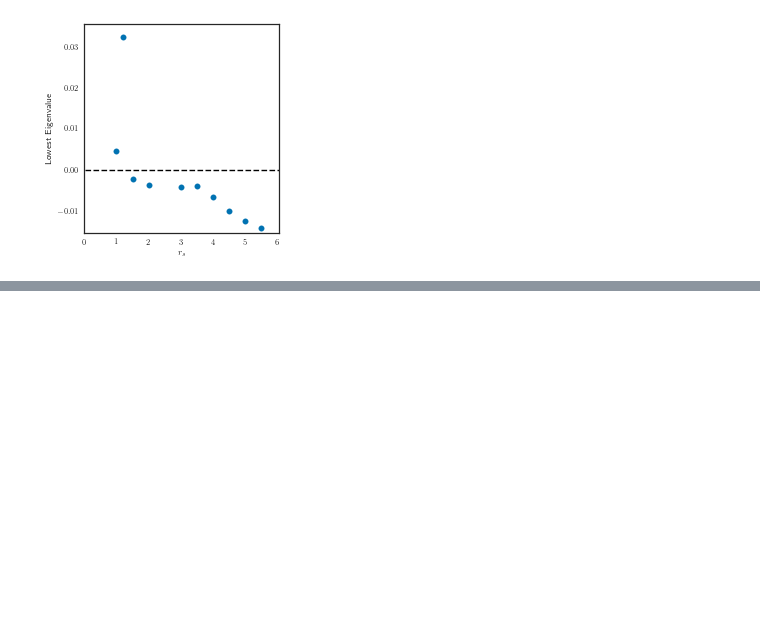
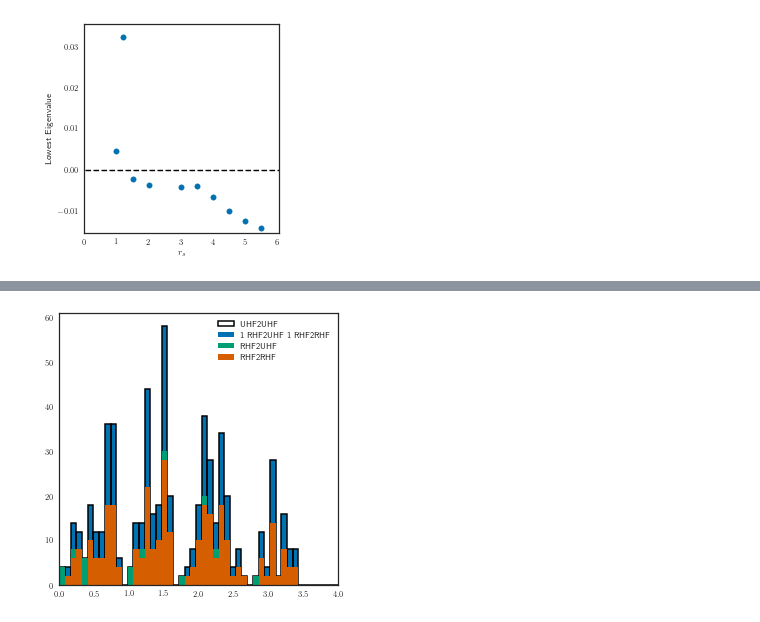
Before and after one commit to ecurtin2/HF-Stability, a Jupyter notebook: analysis/Analyzer.ipynb, the cells around one changed output, grey strips where cells are left out. Saved outputs shown, nothing was run; the diff lists cells and outputs as text; code cells hidden in the pictures; blank space fills up the shorter version.

```diff
--- a/analysis/Analyzer.ipynb
+++ b/analysis/Analyzer.ipynb
@@ -138,0 +185,20 @@ plt.show()
+# %%
+# the histogram of the data
+plt.figure()
+xmin, xmax = (0, 4)
+binset = np.linspace(xmin, xmax, 50)
+plt.hist(evaldic['cUHF2cUHF'], bins=binset, histtype='bar', stacked=True,
+         label='UHF2UHF', fill=False, linewidth=1.5, zorder=1)
+plt.hist(np.concatenate([evaldic['cRHF2cUHF'], evaldic['cRHF2cRHF']]),
+         bins=binset, histtype='bar', stacked=True, label='1 RHF2UHF 1 RHF2RHF',
+         color=sns.color_palette()[0], zorder=0)
+
+plt.hist(evaldic['cRHF2cUHF'], bins=binset, histtype='bar', stacked=True, label='RHF2UHF', color=sns.color_palette()[1])
+plt.hist(evaldic['cRHF2cRHF'], bins=binset, histtype='bar', stacked=True, label='RHF2RHF', color=sns.color_palette()[2])
+
+
+plt.xlim(xmin, xmax)
+plt.legend()
+plt.show()
+# %% [output]
+[figure, added]
```
Also changed, not shown: parts of 7 cells of this notebook, 12 other files.
